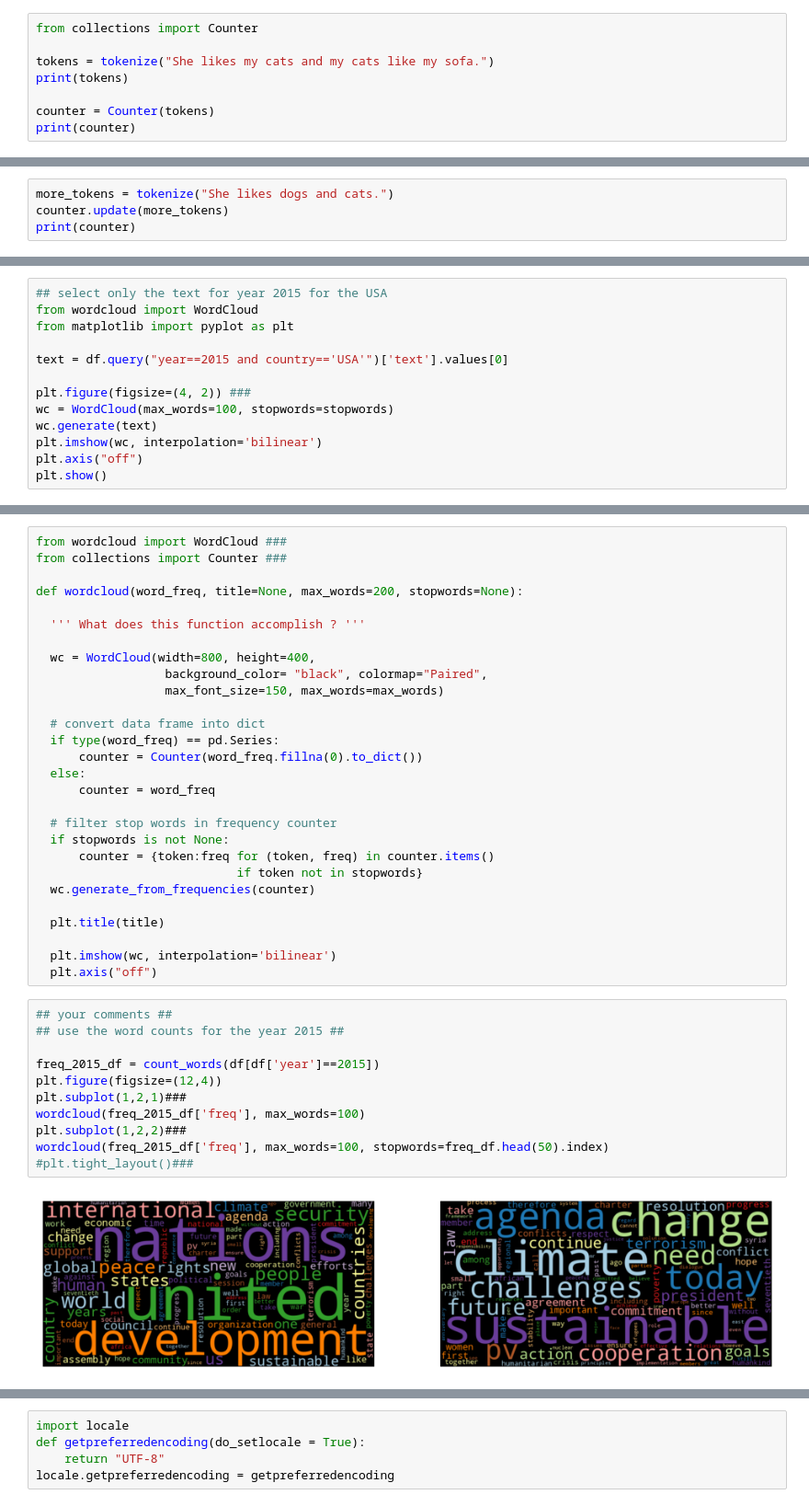
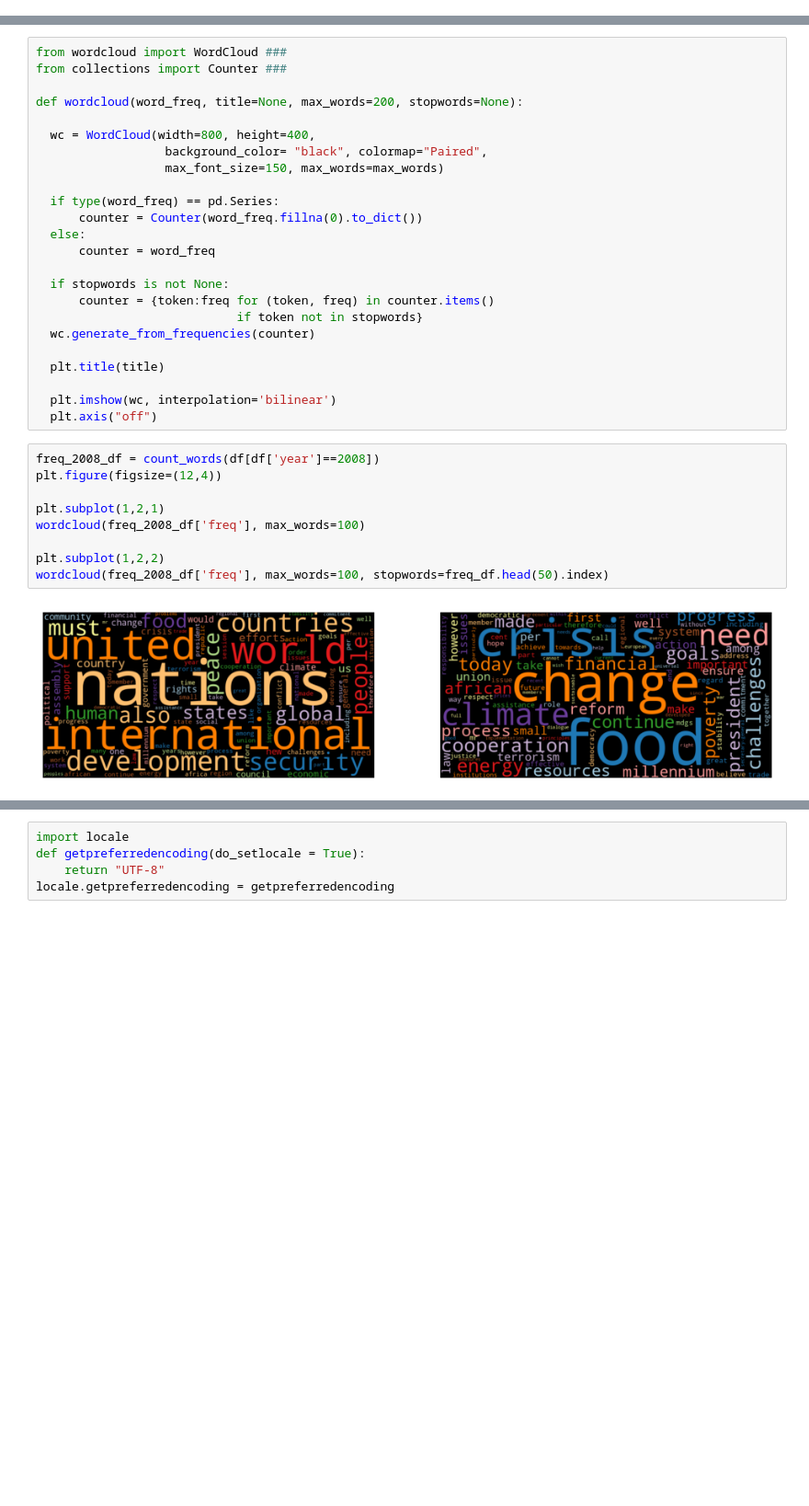
Before and after one commit to julianencisoizquierdo/NLP_Python_UN_speeches, a Jupyter notebook: NLP_Deriving_Insigths_from_the_UN.ipynb, the cells around one changed output, grey strips where cells are left out. Shown at 92% size. Cells and saved outputs as stored; diff of their text form; blank space fills up the shorter version.

```diff
--- a/NLP_Deriving_Insigths_from_the_UN.ipynb
+++ b/NLP_Deriving_Insigths_from_the_UN.ipynb
@@ -330,8 +7,0 @@ filt_sort_head_df
-# %%
-from collections import Counter
-
-tokens = tokenize("She likes my cats and my cats like my sofa.")
-print(tokens)
-
-counter = Counter(tokens)
-print(counter)
@@ -341,4 +7,0 @@ Counter({'my': 3, 'cats': 2, 'She': 1, 'likes': 1, 'and': 1, 'like': 1, 'sofa':
-# %%
-more_tokens = tokenize("She likes dogs and cats.")
-counter.update(more_tokens)
-print(counter)
@@ -416,13 +152,0 @@ ax.set(xlabel='Frequency', ylabel='Token', title='Top Words');
-# %%
-## select only the text for year 2015 for the USA
-from wordcloud import WordCloud
-from matplotlib import pyplot as plt
-
-text = df.query("year==2015 and country=='USA'")['text'].values[0]
-
-plt.figure(figsize=(4, 2)) ###
-wc = WordCloud(max_words=100, stopwords=stopwords)
-wc.generate(text)
-plt.imshow(wc, interpolation='bilinear')
-plt.axis("off")
-plt.show()
@@ -434,19 +156,15 @@ from collections import Counter ###
 
 def wordcloud(word_freq, title=None, max_words=200, stopwords=None):
 
-  ''' What does this function accomplish ? '''
-
   wc = WordCloud(width=800, height=400,
                   background_color= "black", colormap="Paired",
                   max_font_size=150, max_words=max_words)
 
-  # convert data frame into dict
   if type(word_freq) == pd.Series:
       counter = Counter(word_freq.fillna(0).to_dict())
   else:
       counter = word_freq
 
-  # filter stop words in frequency counter
   if stopwords is not None:
       counter = {token:freq for (token, freq) in counter.items()
                             if token not in stopwords}
@@ -457,15 +175,13 @@ def wordcloud(word_freq, title=None, max_words=200, stopwords=None):
   plt.imshow(wc, interpolation='bilinear')
   plt.axis("off")
 # %%
-## your comments ##
-## use the word counts for the year 2015 ##
+freq_2008_df = count_words(df[df['year']==2008])
+plt.figure(figsize=(12,4))
 
-freq_2015_df = count_words(df[df['year']==2015])
-plt.figure(figsize=(12,4))
-plt.subplot(1,2,1)###
-wordcloud(freq_2015_df['freq'], max_words=100)
-plt.subplot(1,2,2)###
-wordcloud(freq_2015_df['freq'], max_words=100, stopwords=freq_df.head(50).index)
-#plt.tight_layout()###
+plt.subplot(1,2,1)
+wordcloud(freq_2008_df['freq'], max_words=100)
+
+plt.subplot(1,2,2)
+wordcloud(freq_2008_df['freq'], max_words=100, stopwords=freq_df.head(50).index)
 # %% [output]
-[figure, old version]
+[figure, new version]
```
Also changed, not shown: parts of 102 cells of this notebook.
